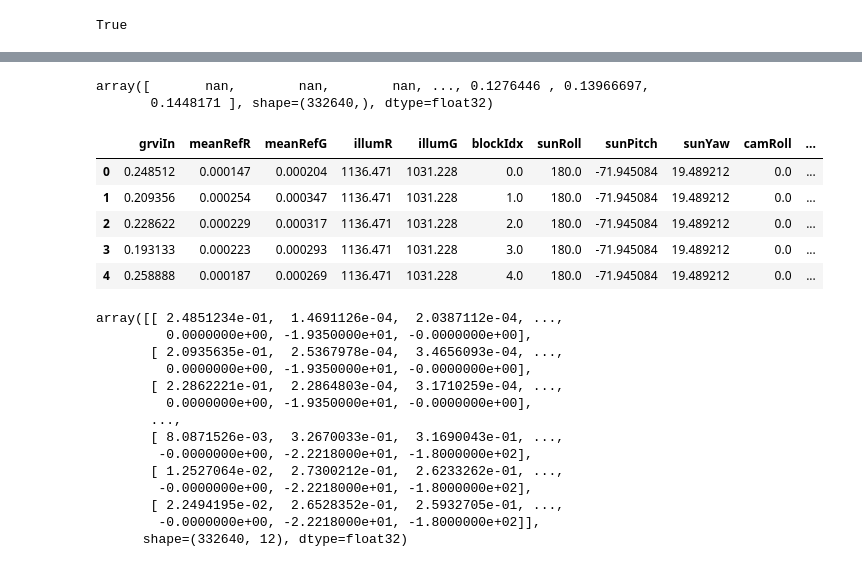
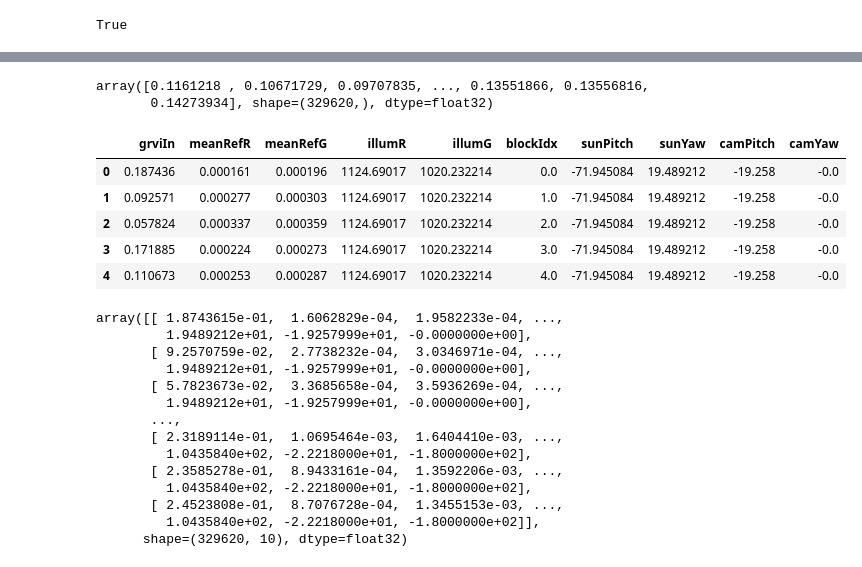
Before and after one commit to fmarkovitsis/ML-For-CV-Robustness, a Jupyter notebook: models/Original/classicalML/classicalML.ipynb, the cells around one changed output, grey strips where cells are left out. Saved outputs shown, nothing was run; the diff lists cells and outputs as text; code cells hidden in the pictures.

Commit message:
ml stats - new azimuth datasets

```diff
--- a/models/Original/classicalML/classicalML.ipynb
+++ b/models/Original/classicalML/classicalML.ipynb
@@ -42,7 +65,7 @@ ET = {
     "results": []
 }
 # %%
-datasetPath = Path("/home/philipm/Desktop/ML-For-CV-Robustness/datasets/trees-dl-real.csv")
+datasetPath = Path("/home/philipm/Desktop/ML-For-CV-Robustness/datasets/notrees-dl.csv")
 
 #making sure
 datasetPath.is_file()
@@ -63,36 +86,39 @@ target_col = dataset["grviOut"]
 labels = target_col.to_numpy(dtype="float32")
 labels
 # %% [output]
-array([       nan,        nan,        nan, ..., 0.1276446 , 0.13966697,
-       0.1448171 ], shape=(332640,), dtype=float32)
+array([0.1161218 , 0.10671729, 0.09707835, ..., 0.13551866, 0.13556816,
+       0.14273934], shape=(329620,), dtype=float32)
 # %%
 inputs = dataset.drop("grviOut", axis=1)
+inputs = inputs.drop("sunRoll", axis=1)
+inputs = inputs.drop("camRoll", axis=1)
+
 inputs.head()
 # %% [output]
-|  | grviIn | meanRefR | meanRefG | illumR | illumG | blockIdx | sunRoll | sunPitch | sunYaw | camRoll | ... |
-| 0 | 0.248512 | 0.000147 | 0.000204 | 1136.471 | 1031.228 | 0.0 | 180.0 | -71.945084 | 19.489212 | 0.0 | ... |
-| 1 | 0.209356 | 0.000254 | 0.000347 | 1136.471 | 1031.228 | 1.0 | 180.0 | -71.945084 | 19.489212 | 0.0 | ... |
-| 2 | 0.228622 | 0.000229 | 0.000317 | 1136.471 | 1031.228 | 2.0 | 180.0 | -71.945084 | 19.489212 | 0.0 | ... |
-| 3 | 0.193133 | 0.000223 | 0.000293 | 1136.471 | 1031.228 | 3.0 | 180.0 | -71.945084 | 19.489212 | 0.0 | ... |
-| 4 | 0.258888 | 0.000187 | 0.000269 | 1136.471 | 1031.228 | 4.0 | 180.0 | -71.945084 | 19.489212 | 0.0 | ... |
+|  | grviIn | meanRefR | meanRefG | illumR | illumG | blockIdx | sunPitch | sunYaw | camPitch | camYaw |
+| 0 | 0.187436 | 0.000161 | 0.000196 | 1124.69017 | 1020.232214 | 0.0 | -71.945084 | 19.489212 | -19.258 | -0.0 |
+| 1 | 0.092571 | 0.000277 | 0.000303 | 1124.69017 | 1020.232214 | 1.0 | -71.945084 | 19.489212 | -19.258 | -0.0 |
+| 2 | 0.057824 | 0.000337 | 0.000359 | 1124.69017 | 1020.232214 | 2.0 | -71.945084 | 19.489212 | -19.258 | -0.0 |
+| 3 | 0.171885 | 0.000224 | 0.000273 | 1124.69017 | 1020.232214 | 3.0 | -71.945084 | 19.489212 | -19.258 | -0.0 |
+| 4 | 0.110673 | 0.000253 | 0.000287 | 1124.69017 | 1020.232214 | 4.0 | -71.945084 | 19.489212 | -19.258 | -0.0 |
 # %%
 inputs = inputs.to_numpy(dtype="float32")
 inputs
 # %% [output]
-array([[ 2.4851234e-01,  1.4691126e-04,  2.0387112e-04, ...,
-         0.0000000e+00, -1.9350000e+01, -0.0000000e+00],
-       [ 2.0935635e-01,  2.5367978e-04,  3.4656093e-04, ...,
-         0.0000000e+00, -1.9350000e+01, -0.0000000e+00],
-       [ 2.2862221e-01,  2.2864803e-04,  3.1710259e-04, ...,
-         0.0000000e+00, -1.9350000e+01, -0.0000000e+00],
+array([[ 1.8743615e-01,  1.6062829e-04,  1.9582233e-04, ...,
+         1.9489212e+01, -1.9257999e+01, -0.0000000e+00],
+       [ 9.2570759e-02,  2.7738232e-04,  3.0346971e-04, ...,
+         1.9489212e+01, -1.9257999e+01, -0.0000000e+00],
+       [ 5.7823673e-02,  3.3685658e-04,  3.5936269e-04, ...,
+         1.9489212e+01, -1.9257999e+01, -0.0000000e+00],
        ...,
-       [ 8.0871526e-03,  3.2670033e-01,  3.1690043e-01, ...,
-        -0.0000000e+00, -2.2218000e+01, -1.8000000e+02],
-       [ 1.2527064e-02,  2.7300212e-01,  2.6233262e-01, ...,
-        -0.0000000e+00, -2.2218000e+01, -1.8000000e+02],
-       [ 2.2494195e-02,  2.6528352e-01,  2.5932705e-01, ...,
-        -0.0000000e+00, -2.2218000e+01, -1.8000000e+02]],
-      shape=(332640, 12), dtype=float32)
+       [ 2.3189114e-01,  1.0695464e-03,  1.6404410e-03, ...,
+         1.0435840e+02, -2.2218000e+01, -1.8000000e+02],
+       [ 2.3585278e-01,  8.9433161e-04,  1.3592206e-03, ...,
+         1.0435840e+02, -2.2218000e+01, -1.8000000e+02],
+       [ 2.4523808e-01,  8.7076728e-04,  1.3455153e-03, ...,
+         1.0435840e+02, -2.2218000e+01, -1.8000000e+02]],
+      shape=(329620, 10), dtype=float32)
 # %%
 if len(labels) != len (inputs):
     print ("problem")
```
Also changed, not shown: parts of 26 cells of this notebook, 46 other files.
